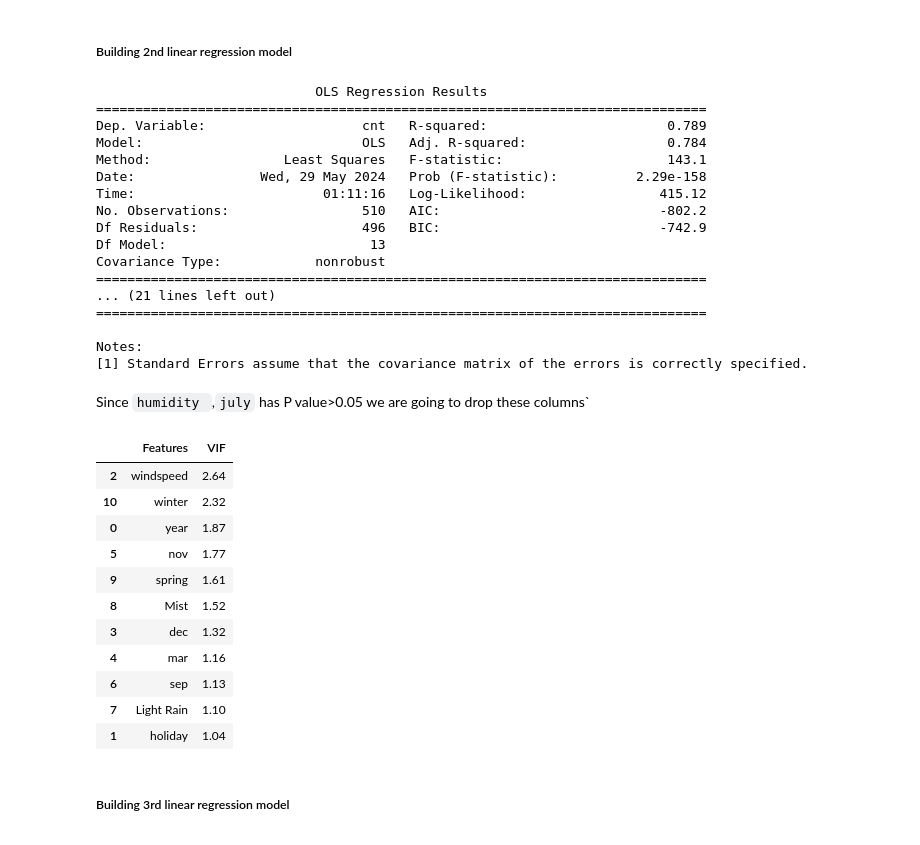
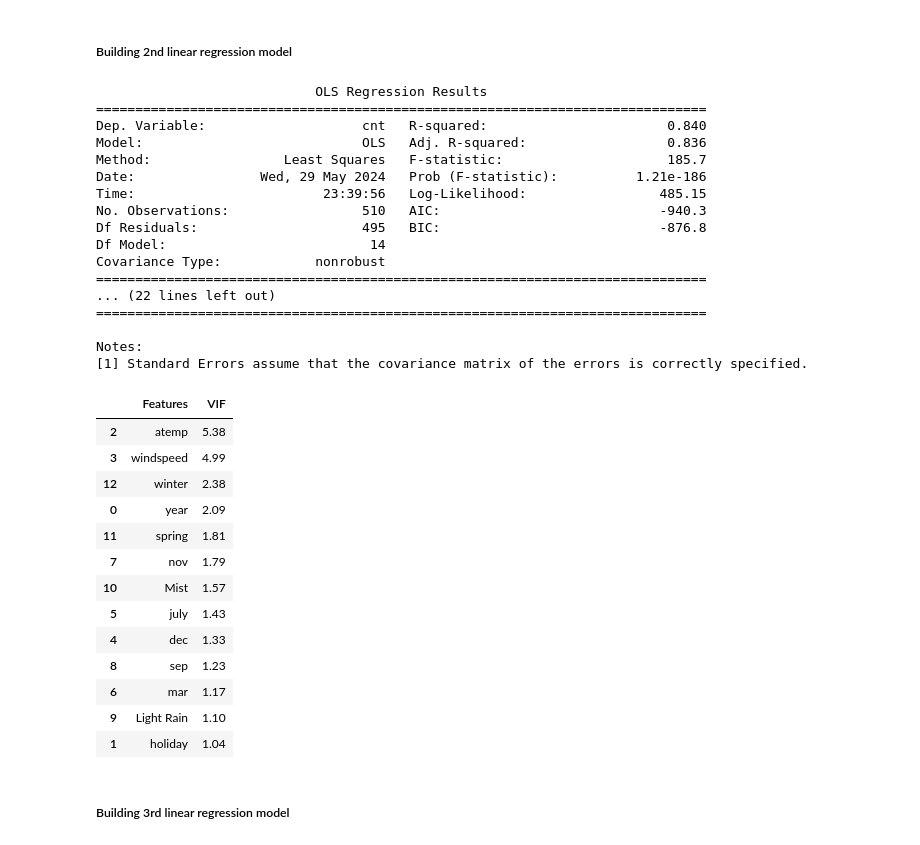
Before and after one commit to AngadSinghLamba/Media_ML_project, a Jupyter notebook: Bike Sharing Assingment Files/Bike_sharing.ipynb, the cells around one changed output. Cells and saved outputs as stored; diff of their text form; code cells hidden in the pictures.

Commit message:
Model Creted

````diff
--- a/Bike Sharing Assingment Files/Bike_sharing.ipynb
+++ b/Bike Sharing Assingment Files/Bike_sharing.ipynb
@@ -676,2 +771,5 @@
 # %%
-X_train_new = X_train_rfe.drop(["atemp","temp"], axis = 1)
+X_train_new = X_train_rfe.drop(['temp'], axis = 1)
+
+# Run the function to calculate VIF for the new model
+calculateVIF(X_train_new)
@@ -703,40 +799,40 @@ print(lr_2.summary())
 # %% [output]
                             OLS Regression Results
 ==============================================================================
-Dep. Variable:                    cnt   R-squared:                       0.789
-Model:                            OLS   Adj. R-squared:                  0.784
-Method:                 Least Squares   F-statistic:                     143.1
-Date:                Wed, 29 May 2024   Prob (F-statistic):          2.29e-158
-Time:                        01:11:16   Log-Likelihood:                 415.12
-No. Observations:                 510   AIC:                            -802.2
-Df Residuals:                     496   BIC:                            -742.9
-Df Model:                          13
+Dep. Variable:                    cnt   R-squared:                       0.840
+Model:                            OLS   Adj. R-squared:                  0.836
+Method:                 Least Squares   F-statistic:                     185.7
+Date:                Wed, 29 May 2024   Prob (F-statistic):          1.21e-186
+Time:                        23:39:56   Log-Likelihood:                 485.15
+No. Observations:                 510   AIC:                            -940.3
+Df Residuals:                     495   BIC:                            -876.8
+Df Model:                          14
 Covariance Type:            nonrobust
 ==============================================================================
-... (21 lines left out)
+... (22 lines left out)
 ==============================================================================
 
 Notes:
 [1] Standard Errors assume that the covariance matrix of the errors is correctly specified.
-# %% [markdown]
-Since ```humidity ```,```july``` has P value>0.05 we are going to drop these columns`
 # %%
-X_train_new = X_train_new.drop(["humidity","july"],axis = 1)
+X_train_new = X_train_new.drop(['humidity'], axis = 1)
 
 # Run the function to calculate VIF for the new model
 calculateVIF(X_train_new)
 # %% [output]
 |  | Features | VIF |
-| 2 | windspeed | 2.64 |
-| 10 | winter | 2.32 |
-| 0 | year | 1.87 |
-| 5 | nov | 1.77 |
-| 9 | spring | 1.61 |
-| 8 | Mist | 1.52 |
-| 3 | dec | 1.32 |
-| 4 | mar | 1.16 |
-| 6 | sep | 1.13 |
-| 7 | Light Rain | 1.10 |
+| 2 | atemp | 5.38 |
+| 3 | windspeed | 4.99 |
+| 12 | winter | 2.38 |
+| 0 | year | 2.09 |
+| 11 | spring | 1.81 |
+| 7 | nov | 1.79 |
+| 10 | Mist | 1.57 |
+| 5 | july | 1.43 |
+| 4 | dec | 1.33 |
+| 8 | sep | 1.23 |
+| 6 | mar | 1.17 |
+| 9 | Light Rain | 1.10 |
 | 1 | holiday | 1.04 |
 # %% [markdown]
 ##### Building 3rd linear regression model
````
Also changed, not shown: parts of 99 cells of this notebook, 6 other files.
